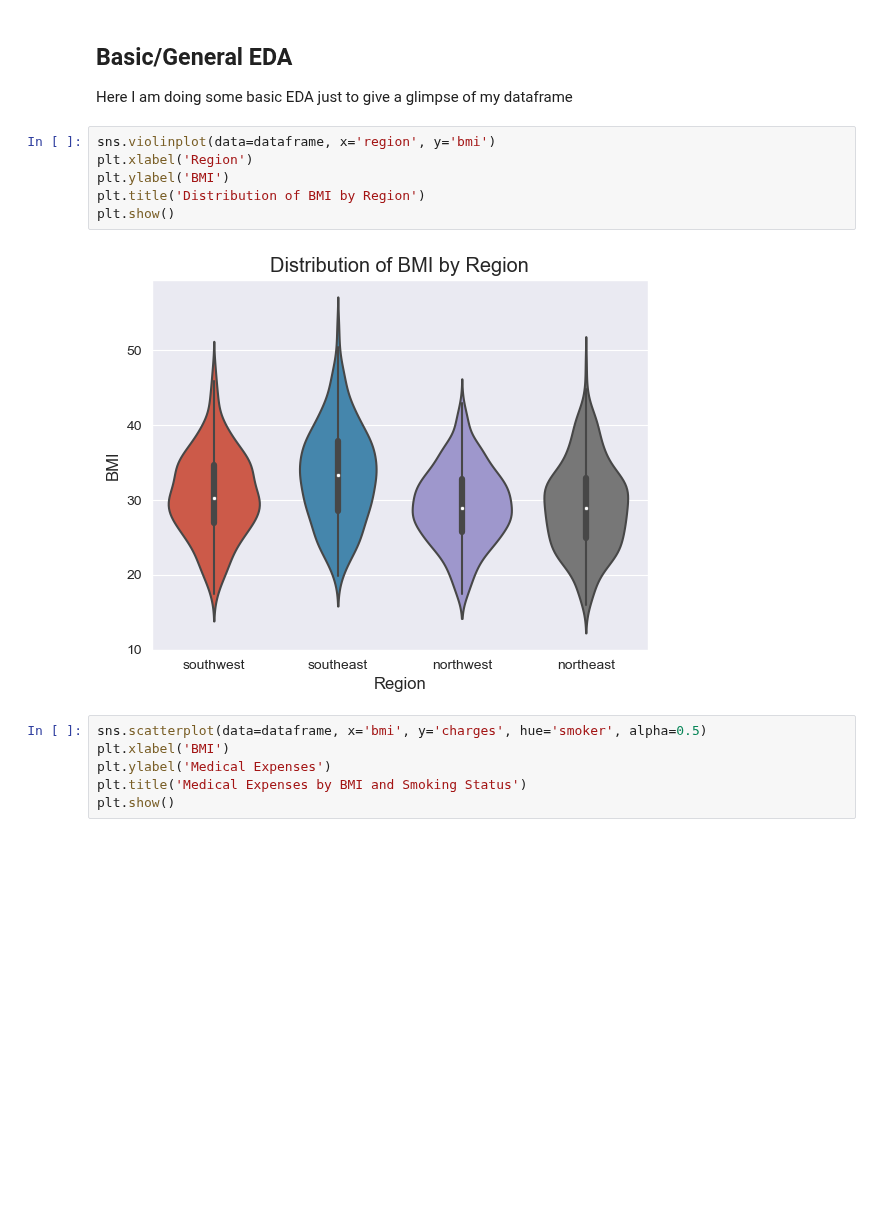
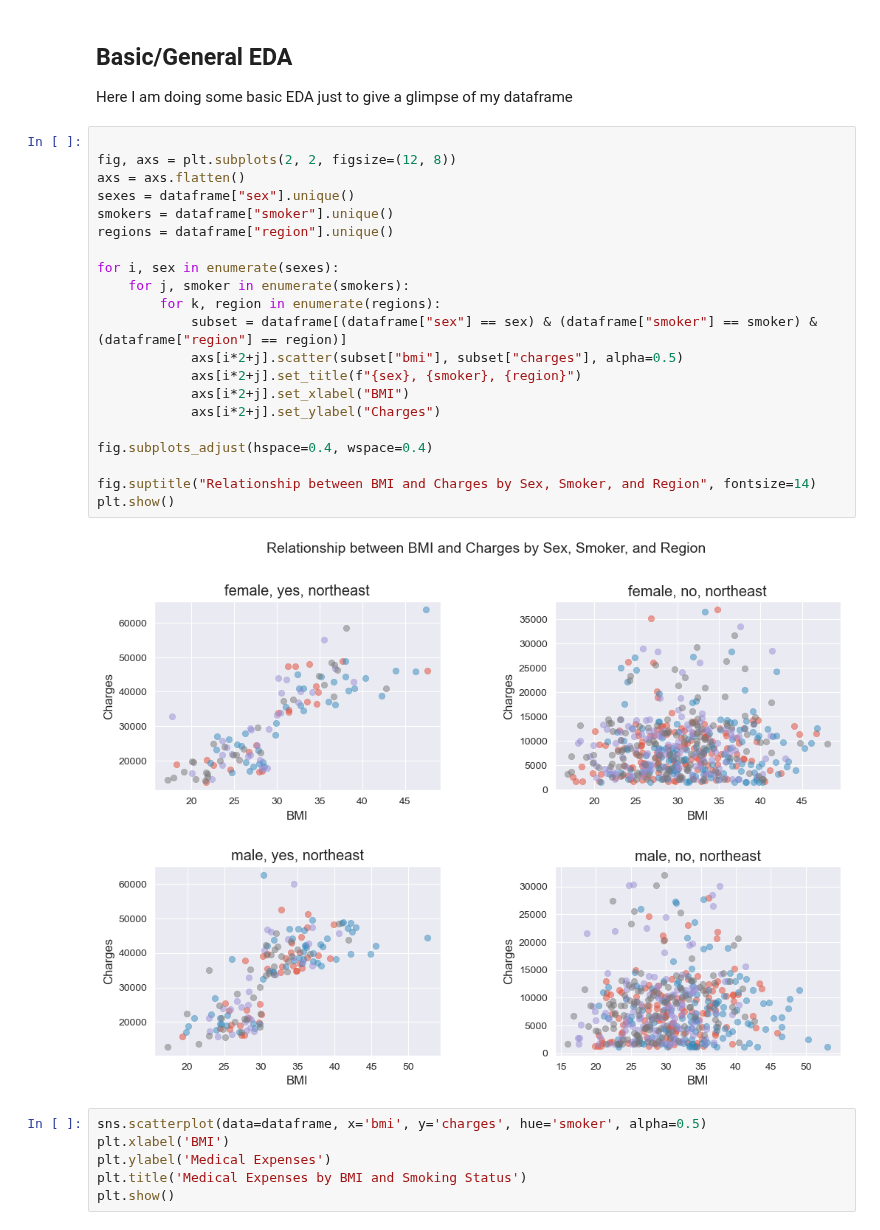
Before and after one commit to ubco-W2022T2-data301/project-group-group40, a Jupyter notebook: analysis/analysis3.ipynb, the cells around one changed output. Drawn from its saved outputs; the diff is of its cells as text; blank space fills up the shorter version.

```diff
--- a/analysis/analysis3.ipynb
+++ b/analysis/analysis3.ipynb
@@ -19,14 +19,29 @@ sns.set_style('darkgrid')
 # %% [markdown]
 ## Basic/General EDA
 Here I am doing some basic EDA just to give a glimpse of my dataframe
-# %%
-sns.violinplot(data=dataframe, x='region', y='bmi')
-plt.xlabel('Region')
-plt.ylabel('BMI')
-plt.title('Distribution of BMI by Region')
-plt.show()
-# %% [output]
-[figure, removed]
+# %%
+
+fig, axs = plt.subplots(2, 2, figsize=(12, 8))
+axs = axs.flatten()
+sexes = dataframe["sex"].unique()
+smokers = dataframe["smoker"].unique()
+regions = dataframe["region"].unique()
+
+for i, sex in enumerate(sexes):
+    for j, smoker in enumerate(smokers):
+        for k, region in enumerate(regions):
+            subset = dataframe[(dataframe["sex"] == sex) & (dataframe["smoker"] == smoker) & (dataframe["region"] == region)]
+            axs[i*2+j].scatter(subset["bmi"], subset["charges"], alpha=0.5)
+            axs[i*2+j].set_title(f"{sex}, {smoker}, {region}")
+            axs[i*2+j].set_xlabel("BMI")
+            axs[i*2+j].set_ylabel("Charges")
+
+fig.subplots_adjust(hspace=0.4, wspace=0.4)
+
+fig.suptitle("Relationship between BMI and Charges by Sex, Smoker, and Region", fontsize=14)
+plt.show()
+# %% [output]
+[figure, added]
 # %%
 sns.scatterplot(data=dataframe, x='bmi', y='charges', hue='smoker', alpha=0.5)
 plt.xlabel('BMI')
```
Also changed, not shown: parts of 10 cells of this notebook, 2 other files.
